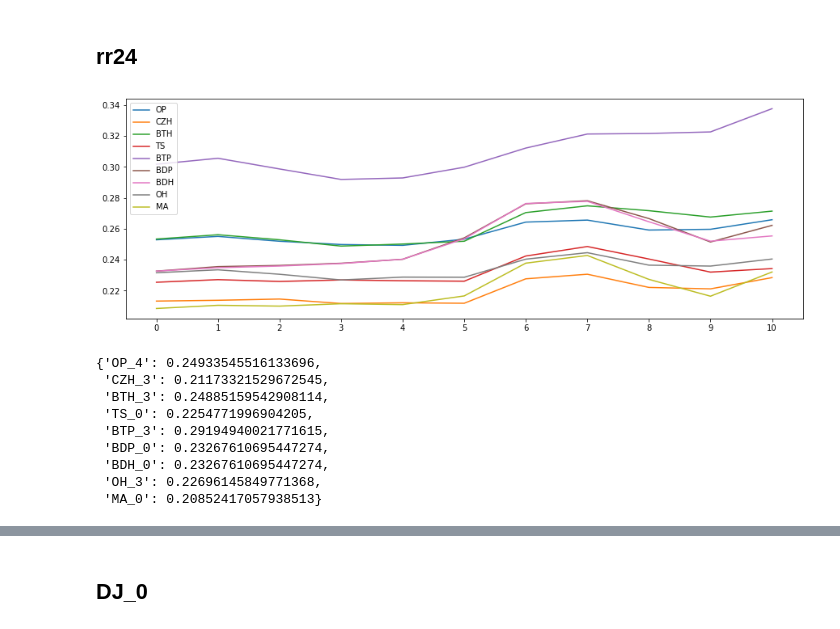
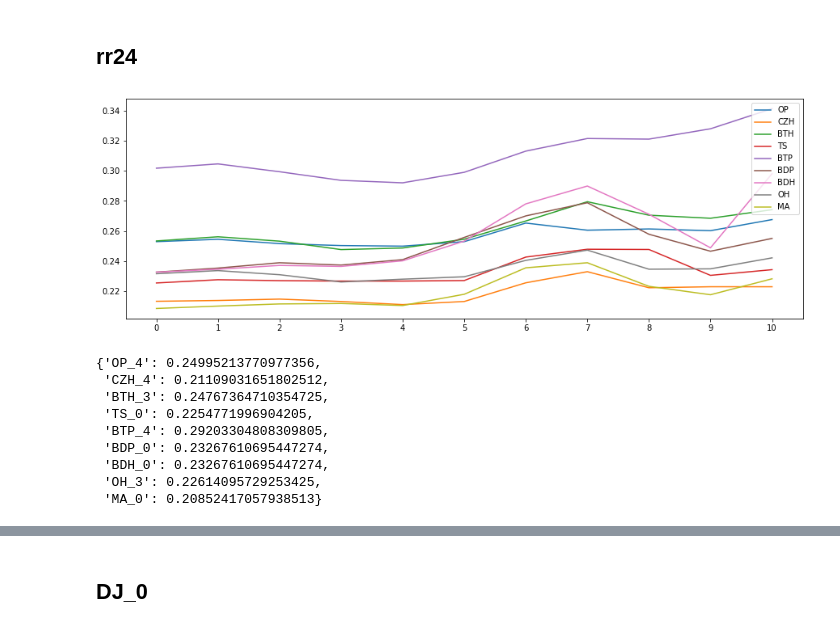
Before and after one commit to hyperplanning/HCYPPD, a Jupyter notebook: notebooks/Single_Element_Linear_Regression.ipynb, the cells around one changed output, grey strips where cells are left out. Cells and saved outputs as stored; diff of their text form; code cells hidden in the pictures.

```diff
--- a/notebooks/Single_Element_Linear_Regression.ipynb
+++ b/notebooks/Single_Element_Linear_Regression.ipynb
@@ -24,7 +23,14 @@ production = production.drop(production[production["n_dep"] == "2A"].index)
 production = production.drop(production[production["n_dep"] == "2B"].index)
 production = production.drop(production[production["n_dep"].astype(int) > 95].index)
 
-provinces = {7005: 80, 7015: 59, 7020: 50, 7027: 14, 7037: 76, 7072: 51, 7110: 29, 7117: 22, 7130: 35, 7139: 61, 7149: 91, 7168: 10, 7181: 54, 7190: 67, 7207: 56, 7222: 44, 7240: 37, 7255: 18, 7280: 21, 7299: 68, 7314: 17, 7335: 86, 7434: 87, 7460: 63, 7471: 43, 7481: 69, 7510: 33, 7535: 46, 7558: 12, 7577: 26, 7591: 5, 7607: 40, 7621: 65, 7627: 9, 7630: 31, 7643: 34, 7650: 13, 7661: 83, 7690: 6, 7747: 66, 67005: 10}
+provinces = {7005: 80, 7015: 59, 7020: 50, 7027: 14, 7037: 76,
+             7072: 51, 7110: 29, 7117: 22, 7130: 35, 7139: 61,
+             7149: 91, 7168: 10, 7181: 54, 7190: 67, 7207: 56,
+             7222: 44, 7240: 37, 7255: 18, 7280: 21, 7299: 68,
+             7314: 17, 7335: 86, 7434: 87, 7460: 63, 7471: 43,
+             7481: 69, 7510: 33, 7535: 46, 7558: 12, 7577: 26,
+             7591: 5,  7607: 40, 7621: 65, 7627: 9,  7630: 31,
+             7643: 34, 7650: 13, 7661: 83, 7690: 6,  7747: 66, 67005: 10}
 
 crops = production["crop"].unique()
 stations = data["id_sta"].unique()
@@ -87,10 +93,11 @@ def predict_zero():
 # %%
 def predict_n(n, times):
     if n == 0:
-        return predict_zero(), 0.0
+        return predict_zero(), 0.0, rdt_array.mean()
 
     sum_RMSE = 0
     coef = np.array([0.0 for i in range(n)])
+    intercept = 0.0
 
     for i in range(times):
         X_train, X_test, y_train, y_test = train_test_split(data_array, rdt_array, test_size=0.2)
@@ -102,6 +109,7 @@ def predict_n(n, times):
 
         lr.fit(X_train_n, y_train)
         coef += lr.coef_
+        intercept += lr.intercept_
         y_predict_n = lr.predict(X_test_n)
 
         RMSE = math.sqrt(((y_predict_n - y_test) ** 2).sum() / len(y_test))
@@ -109,65 +117,71 @@ def predict_n(n, times):
 
         sum_RMSE += rRMSE
 
-    return sum_RMSE / times, coef / times
+    return sum_RMSE / times, coef / times, intercept / times
 # %%
 def test_degree_n(times):
     degree = np.linspace(start, end, end - start + 1)
+
     for i in degree:
-        rRMSE_degree[crop + "_" + i.astype(int).astype(str)], coeffs[crop + "_" + i.astype(int).astype(str)] = predict_n(i.astype(int), times)
+        result = predict_n(i.astype(int), times)
+        rRMSE_degree[crop + "_" + i.astype(int).astype(str)] = result[0]
+        coeffs[crop + "_" + i.astype(int).astype(str)] = result[1]
+        intercepts[crop + "_" + i.astype(int).astype(str)] = result[2]
 # %%
 def draw():
     fig, ax = plt.subplots(1, 1, figsize=(15, 5))
     plt.xticks(np.arange(start, end + 1, 1))
+
     for crop in crops:
         rRMSE_plot = []
-        x_plot = np.linspace(start, end, end - start + 1)
+        x_plot = np.linspace(start, end, end + 1)
         for i in range(start, end - start + 1):
             rRMSE_plot.append(rRMSE_degree[crop + "_" + str(i)])
         plt.plot(x_plot, rRMSE_plot)
-    plt.legend(crops)
+    plt.legend(crops, loc=1)
 # %% [markdown]
 ## rr24
 # %%
 start = 0
 end = 10
-times = 10000
+times = 1000
 total_rain = {}
 
 rRMSE_degree = {}
 coeffs = {}
+intercepts = {}
 
 init_x(total_rain, "rr24")
 
 for crop in crops:
     total_rdt = {}
 
     data_array, rdt_array = init(total_rain)
 
     test_degree_n(times)
 
 draw()
 # %% [output]
-[figure, old version]
+[figure, new version]
 # %%
 best_predict = {}
 
 for crop in crops:
     temp_list = []
-    for i in range(end - start + 1):
+    for i in range(start, end + 1):
         temp_list.append(rRMSE_degree[crop + "_" + str(i)])
     best_predict[crop + "_" + str(temp_list.index(min(temp_list)))] = min(temp_list)
 
 best_predict
 # %% [output]
-{'OP_4': 0.24933545516133696,
- 'CZH_3': 0.21173321529672545,
- 'BTH_3': 0.24885159542908114,
+{'OP_4': 0.24995213770977356,
+ 'CZH_4': 0.21109031651802512,
+ 'BTH_3': 0.24767364710354725,
  'TS_0': 0.2254771996904205,
- 'BTP_3': 0.29194940021771615,
+ 'BTP_4': 0.29203304808309805,
  'BDP_0': 0.23267610695447274,
  'BDH_0': 0.23267610695447274,
- 'OH_3': 0.22696145849771368,
+ 'OH_3': 0.22614095729253425,
  'MA_0': 0.20852417057938513}
 # %%
 best_coeffs = {}
```
Also changed, not shown: parts of 17 cells of this notebook, 5 other files.
